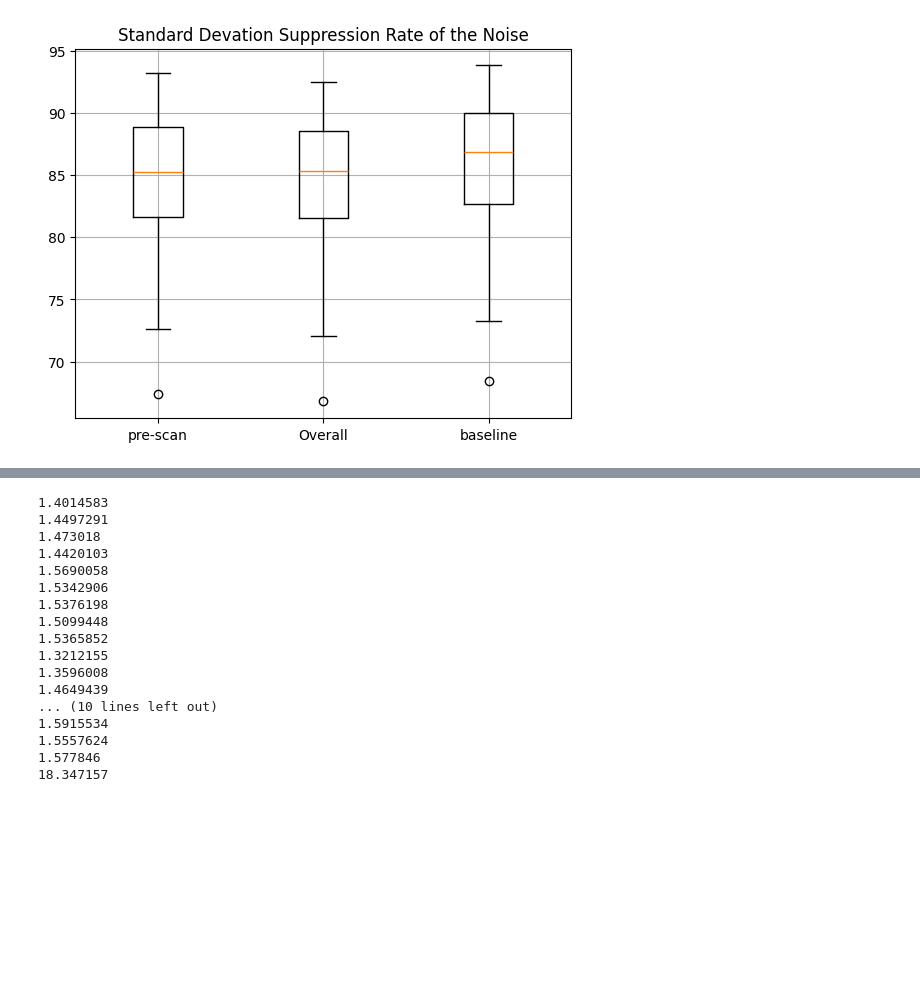
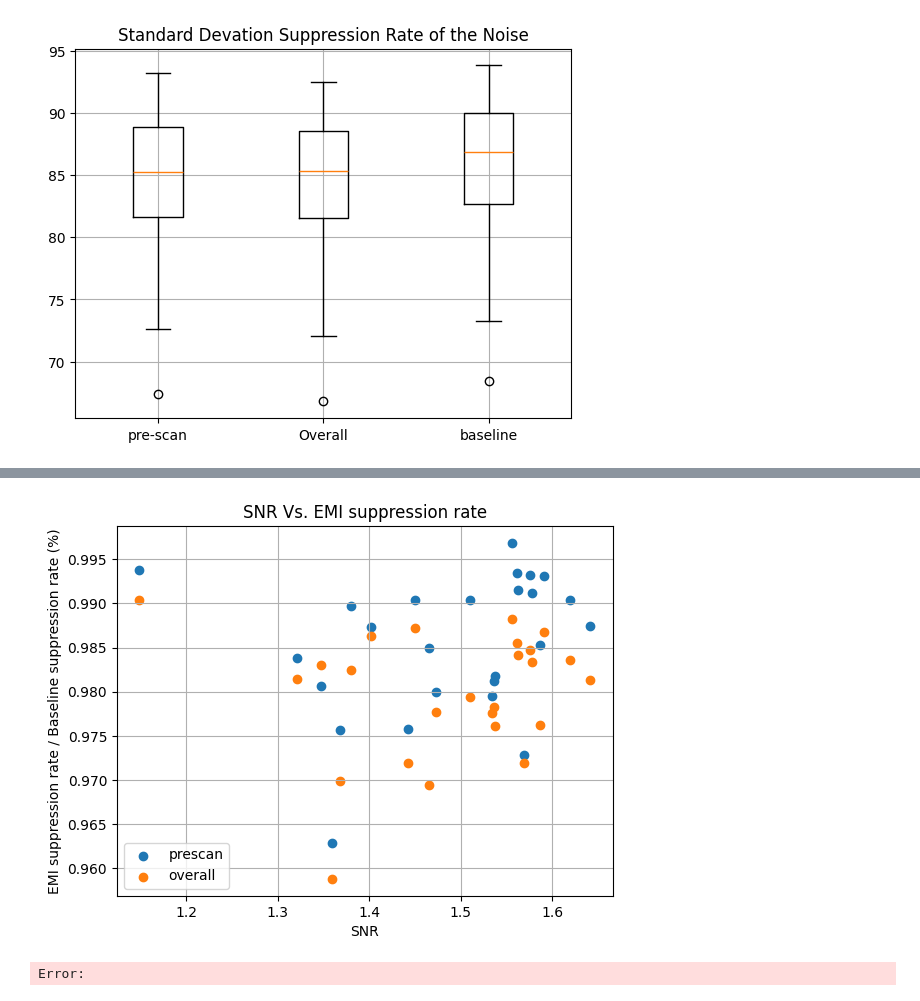
Before and after one commit to jiaxingh825/MRI-Image-Processing-using-Deep-Learning, a Jupyter notebook: ANS_Scripts/codeTestingSandbox.ipynb, the cells around one changed output, grey strips where cells are left out. Cells and saved outputs as stored; diff of their text form; code cells hidden in the pictures; blank space fills up the shorter version.

```diff
--- a/ANS_Scripts/codeTestingSandbox.ipynb
+++ b/ANS_Scripts/codeTestingSandbox.ipynb
@@ -196,17 +190,3 @@ supcomb = np.mean(supcomb, axis = 0)
-# %%
-def experiment1D(sig):
-
-
-    # step2
-    sup16 = denoising2(sig,channel2=16)
-    sup17 = denoising2(sig,channel2=17)
-    supcomb = denoising2(sig,channel2=18)
-    before = np.mean(sig[1:512,0:16],axis=0)
-    sup16 = np.mean(sup16, axis = 0)
-    sup17 = np.mean(sup17, axis = 0)
-    supcomb = np.mean(supcomb, axis = 0)
-    # step3
-    experiment1DTable(before,sup16,sup17,supcomb)
 # %%
 #self-denoising
 date = '20250122'
@@ -714,7 +718,7 @@ date = '20250122'
 for mode in ['AM']:
     for type in ['Square']:
         #'1','2','3','4','5','6','7','8','9','10','11','12','13','14','15','16','17','18','19','20','21','22','23','24','25'
-        for trial in ['1','2','3','4','5','6','7','8','9','10','11','12','13','14','15','16','17','18','19','20','21','22','23','24','25']:
+        for trial in ['1','2','3','4','5','6','7','8','9','10']:
             flip0,b = common.readAllAcqs('C:/JiaxingData/EMINoise/'+date+'/'+mode+type+'SFA0_'+trial+'.h5')
             flip0 = dp.ConvergeComplexR(dp.SplitComplexR(flip0))
             for i in range(512):
@@ -731,7 +735,7 @@ date = '20250122'
 for mode in ['AM']:
     for type in ['Square']:
         #'1','2','3','4','5','6','7','8','9','10','11','12','13','14','15','16','17','18','19','20','21','22','23','24','25'
-        for trial in ['1','2','3','4','5','6','7','8','9','10','11','12','13','14','15','16','17','18','19','20','21','22','23','24','25']:
+        for trial in ['1','2','3','4','5','6','7','8','9','10']:
             fPath = 'C:/JiaxingData/EMINoise/'+date+'/'+mode+type+'SFA30_'+trial+'.h5'
             noiseImage,b = common.readAllAcqs(fPath)
             noiseImage = dp.ConvergeComplexR(dp.SplitComplexR(noiseImage))
@@ -745,4 +767,5 @@ for mode in ['AM']:
 # %%
+#snr vs. suppression rate
 def calculate_snr_kspace(k_space):
     """
     Calculate SNR from k-space data by comparing central signal region
@@ -765,54 +788,54 @@ def calculate_snr_kspace(k_space):
 
     # Extract central region (signal)
     signal_region = k_mag[cx - center_size:cx + center_size, cy - center_size:cy + center_size]
     signal_mean = np.mean(signal_region)
     # Extract noise region (edges)
     noise_region = np.concatenate([
         k_mag[:center_size, :center_size],  # Top rows
         k_mag[:center_size, -center_size:],  # Bottom rows
         k_mag[-center_size:, :center_size],  # Left columns
         k_mag[-center_size:, -center_size:]  # Right columns
     ])
 
     noise_std = np.std(noise_region)
 
     # Compute SNR
     snr = signal_mean / noise_std if noise_std > 0 else np.inf
     return 10*np.log10(snr)
 
 # Example usage with synthetic k-space
 
 
 long = []
 date = '20250121'
 for mode in ['AM']:
     for type in ['Square']:
         #'1','2','3','4','5','6','7','8','9','10','11','12','13','14','15','16','17','18','19','20','21','22','23','24','25'
         for trial in ['1','2','3','4','5','6','7','8','9','10','11','12','13','14','15','16','17','18','19','20','21','22','23','24','25']:
             kSpace = common.getKspace('C:/JiaxingData/EMINoise/'+date+'/'+mode+type+'FA77_'+trial+'.h5')
             kSpace = kSpace.squeeze()
-            print(calculate_snr_kspace(kSpace))
-kSpace = common.getKspace('C:/JiaxingData/EMINoise/'+date+'/AMSquareBFA77.h5')
-kSpace = kSpace.squeeze()
-print(calculate_snr_kspace(kSpace))
+            snr = calculate_snr_kspace(kSpace)
+            long.append(snr)
+            #print(snr)
+
+DATA1 = np.array([81.65,83.17,89.74,86.45,89.83,88.18,84.14,89.54,85.25,86.74,89.07,79.90,84.62,88.88,77.65,85.10,93.18,85.03,80.45,67.41,86.81,79.09,87.03,91.35,72.59])/np.array([82.70,83.98,91.58,88.60,92.34,90.02,85.70,90.41,86.88,88.17,
+            92.50,81.12,86.73,89.44,78.46,86.78,93.80,85.61,81.23,68.42,
+            87.55,80.10,87.64,91.64,73.24])
+DATA2 = np.array([81.57,82.91,89.54,86.11,89.75,88.00,83.65,88.55,84.99,86.53,88.69,78.64,84.12,88.58,77.08,85.31,92.44,84.30,79.90,66.79,86.16,78.60,86.48,90.56,72.02])/np.array([82.70,83.98,91.58,88.60,92.34,90.02,85.70,90.41,86.88,88.17,
+            92.50,81.12,86.73,89.44,78.46,86.78,93.80,85.61,81.23,68.42,
+            87.55,80.10,87.64,91.64,73.24])
+
+plt.scatter(long,DATA1)
+plt.scatter(long,DATA2)
+plt.legend(['prescan','overall','baseline'])
+plt.title('SNR Vs. EMI suppression rate')
+plt.xlabel('SNR')
+plt.ylabel('EMI suppression rate / Baseline suppression rate (%)')
+plt.grid()
+plt.show()
 # %% [output]
+[figure, added]
-1.4014583
-1.4497291
-1.473018
-1.4420103
-1.5690058
-1.5342906
-1.5376198
-1.5099448
-1.5365852
-1.3212155
-1.3596008
-1.4649439
-... (10 lines left out)
-1.5915534
-1.5557624
-1.577846
-18.347157
+Error:
 # %%
 def frequencyBandDivision(sig, fd, bands):
     fft = np.abs(np.fft.fft(sig))
```
Also changed, not shown: parts of 12 cells of this notebook, 2 other files.
